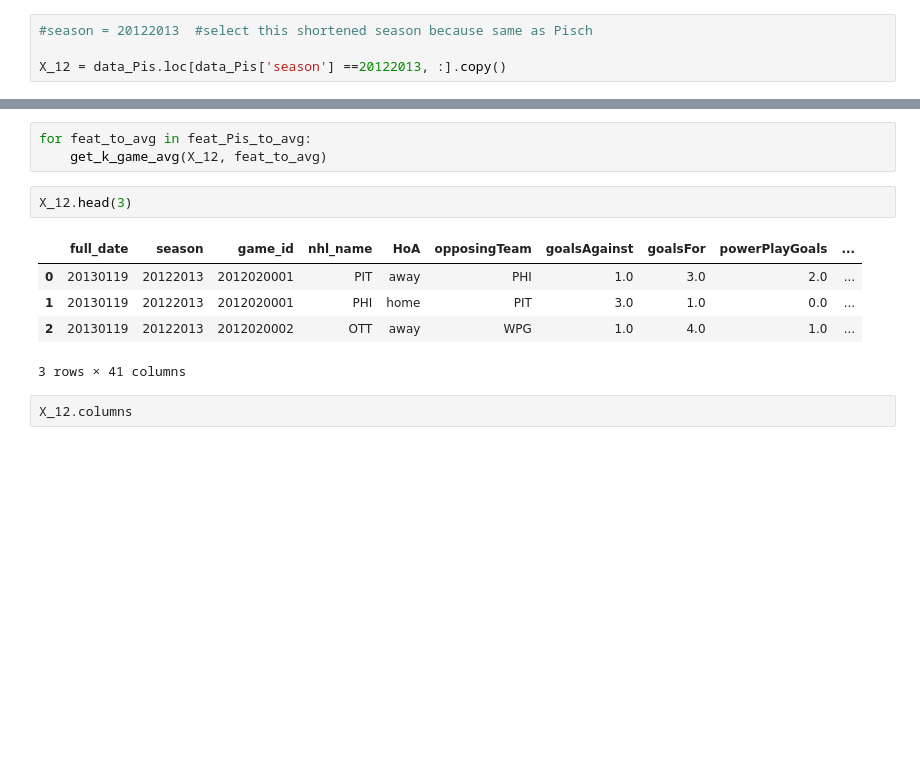
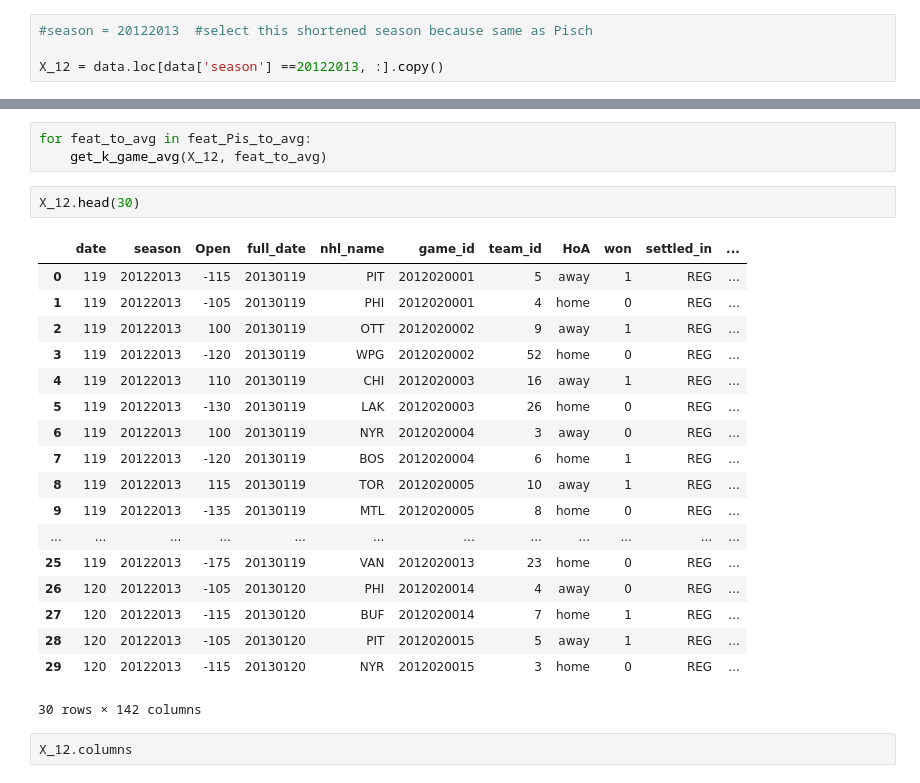
Before and after one commit to joeyamosjohns/final_project_nhl_prediction, a Jupyter notebook: Note_books/Explore_Models/v3_Clean_model_add_Pis_feat.ipynb, the cells around one changed output, grey strips where cells are left out. Saved outputs shown, nothing was run; the diff lists cells and outputs as text; blank space fills up the shorter version.

```diff
--- a/Note_books/Explore_Models/v3_Clean_model_add_Pis_feat.ipynb
+++ b/Note_books/Explore_Models/v3_Clean_model_add_Pis_feat.ipynb
@@ -588,7 +663,7 @@ data_Pis.head()
 # %%
 #season = 20122013  #select this shortened season because same as Pisch
 
-X_12 = data_Pis.loc[data_Pis['season'] ==20122013, :].copy()
+X_12 = data.loc[data['season'] ==20122013, :].copy()
 # %%
 feat_Pis = ['goalsAgainst', 'goalsFor', 'goalDiff', 'goal_perc', 'PP%', 'PK%', 'sh%', 'sv%',
             'win_streak_grouped_10', 'conference_standing_grouped_10','Fclose%', 'PDO']
@@ -834,13 +889,26 @@ for feat_to_sum in feat_Pis_to_sum:
 for feat_to_avg in feat_Pis_to_avg:
     get_k_game_avg(X_12, feat_to_avg)
 # %%
-X_12.head(3)
+X_12.head(30)
 # %% [output]
-|  | full_date | season | game_id | nhl_name | HoA | opposingTeam | goalsAgainst | goalsFor | powerPlayGoals | ... |
-| 0 | 20130119 | 20122013 | 2012020001 | PIT | away | PHI | 1.0 | 3.0 | 2.0 | ... |
-| 1 | 20130119 | 20122013 | 2012020001 | PHI | home | PIT | 3.0 | 1.0 | 0.0 | ... |
-| 2 | 20130119 | 20122013 | 2012020002 | OTT | away | WPG | 1.0 | 4.0 | 1.0 | ... |
+|  | date | season | Open | full_date | nhl_name | game_id | team_id | HoA | won | settled_in | ... |
+| 0 | 119 | 20122013 | -115 | 20130119 | PIT | 2012020001 | 5 | away | 1 | REG | ... |
+| 1 | 119 | 20122013 | -105 | 20130119 | PHI | 2012020001 | 4 | home | 0 | REG | ... |
+| 2 | 119 | 20122013 | 100 | 20130119 | OTT | 2012020002 | 9 | away | 1 | REG | ... |
+| 3 | 119 | 20122013 | -120 | 20130119 | WPG | 2012020002 | 52 | home | 0 | REG | ... |
+| 4 | 119 | 20122013 | 110 | 20130119 | CHI | 2012020003 | 16 | away | 1 | REG | ... |
+| 5 | 119 | 20122013 | -130 | 20130119 | LAK | 2012020003 | 26 | home | 0 | REG | ... |
+| 6 | 119 | 20122013 | 100 | 20130119 | NYR | 2012020004 | 3 | away | 0 | REG | ... |
+| 7 | 119 | 20122013 | -120 | 20130119 | BOS | 2012020004 | 6 | home | 1 | REG | ... |
+| 8 | 119 | 20122013 | 115 | 20130119 | TOR | 2012020005 | 10 | away | 1 | REG | ... |
+| 9 | 119 | 20122013 | -135 | 20130119 | MTL | 2012020005 | 8 | home | 0 | REG | ... |
+| ... | ... | ... | ... | ... | ... | ... | ... | ... | ... | ... | ... |
+| 25 | 119 | 20122013 | -175 | 20130119 | VAN | 2012020013 | 23 | home | 0 | REG | ... |
+| 26 | 120 | 20122013 | -105 | 20130120 | PHI | 2012020014 | 4 | away | 0 | REG | ... |
+| 27 | 120 | 20122013 | -115 | 20130120 | BUF | 2012020014 | 7 | home | 1 | REG | ... |
+| 28 | 120 | 20122013 | -105 | 20130120 | PIT | 2012020015 | 5 | away | 1 | REG | ... |
+| 29 | 120 | 20122013 | -115 | 20130120 | NYR | 2012020015 | 3 | home | 0 | REG | ... |
-3 rows × 41 columns
+30 rows × 142 columns
 # %%
 X_12.columns
 # %% [output]
```
Also changed, not shown: parts of 18 cells of this notebook, 1 other file.
